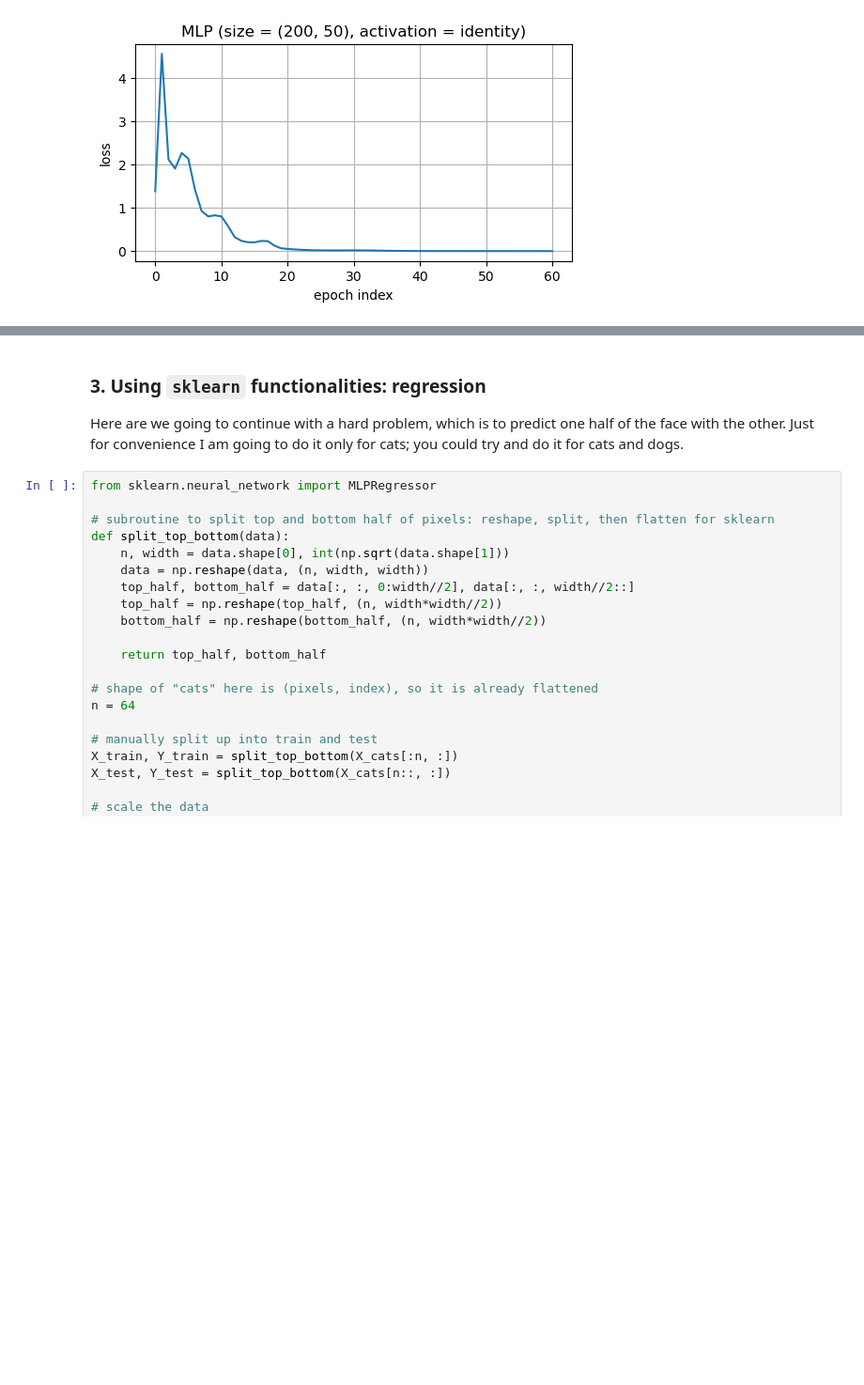
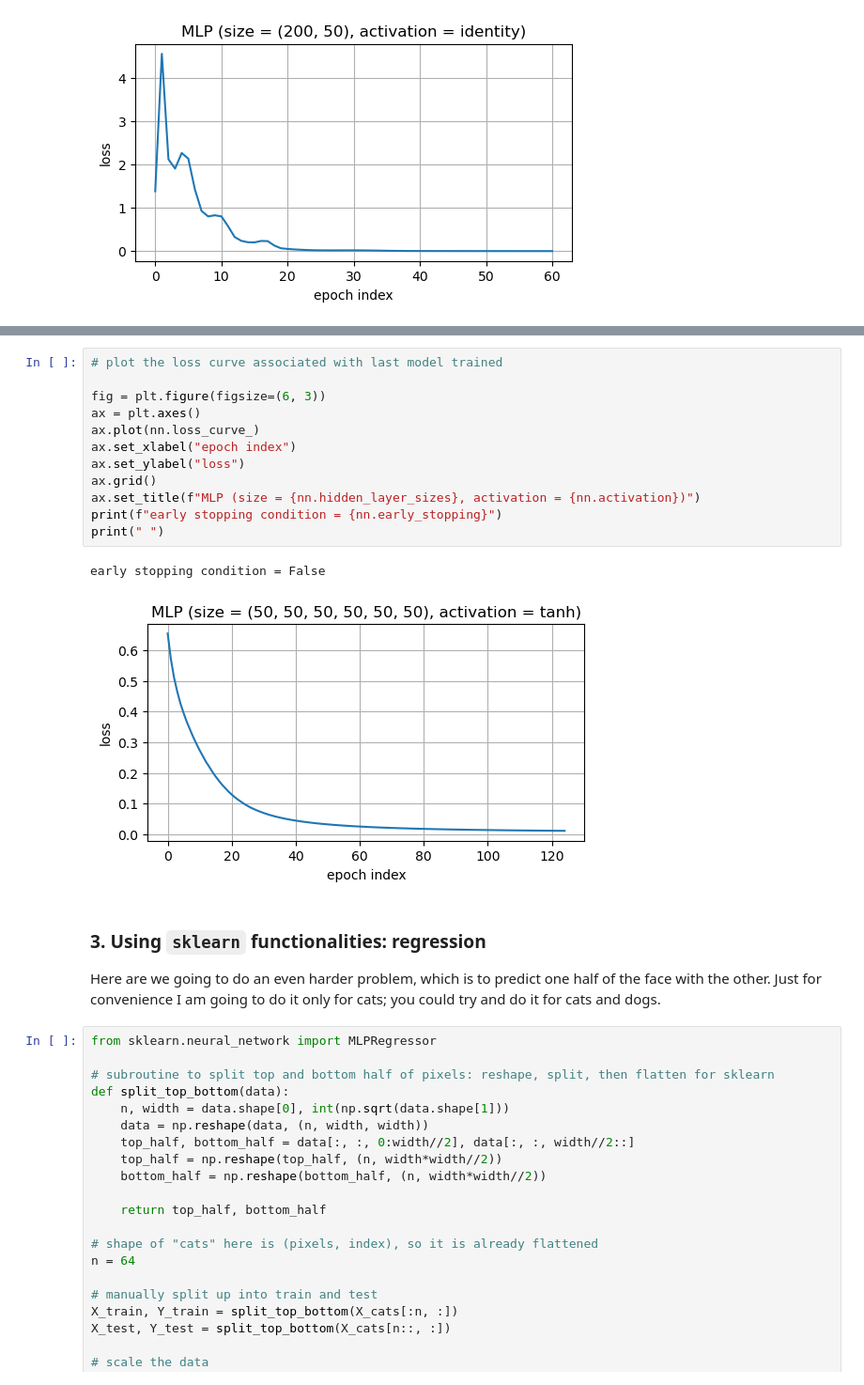
Before and after one commit to julianmak/OCES4303_ML_ocean, a Jupyter notebook: rendered/08_neural_networks.ipynb, the cells around one changed output, grey strips where cells are left out. Shown at 94% size. Drawn from its saved outputs; the diff is of its cells as text; blank space fills up the shorter version.

```diff
--- a/rendered/08_neural_networks.ipynb
+++ b/rendered/08_neural_networks.ipynb
@@ -493,7 +527,22 @@ The weights and biases associated with the nodes can in principal be queried by
+# %%
+# plot the loss curve associated with last model trained
+
+fig = plt.figure(figsize=(6, 3))
+ax = plt.axes()
+ax.plot(nn.loss_curve_)
+ax.set_xlabel("epoch index")
+ax.set_ylabel("loss")
+ax.grid()
+ax.set_title(f"MLP (size = {nn.hidden_layer_sizes}, activation = {nn.activation})")
+print(f"early stopping condition = {nn.early_stopping}")
+print(" ")
+# %% [output]
+early stopping condition = False
+[figure, added]
 # %% [markdown]
 ### 3. Using `sklearn` functionalities: regression
 
-Here are we going to continue with a hard problem, which is to predict one half of the face with the other. Just for convenience I am going to do it only for cats; you could try and do it for cats and dogs.
+Here are we going to do an even harder problem, which is to predict one half of the face with the other. Just for convenience I am going to do it only for cats; you could try and do it for cats and dogs.
 # %%
 from sklearn.neural_network import MLPRegressor
 
```
Also changed, not shown: parts of 24 cells of this notebook, 2 other files.
